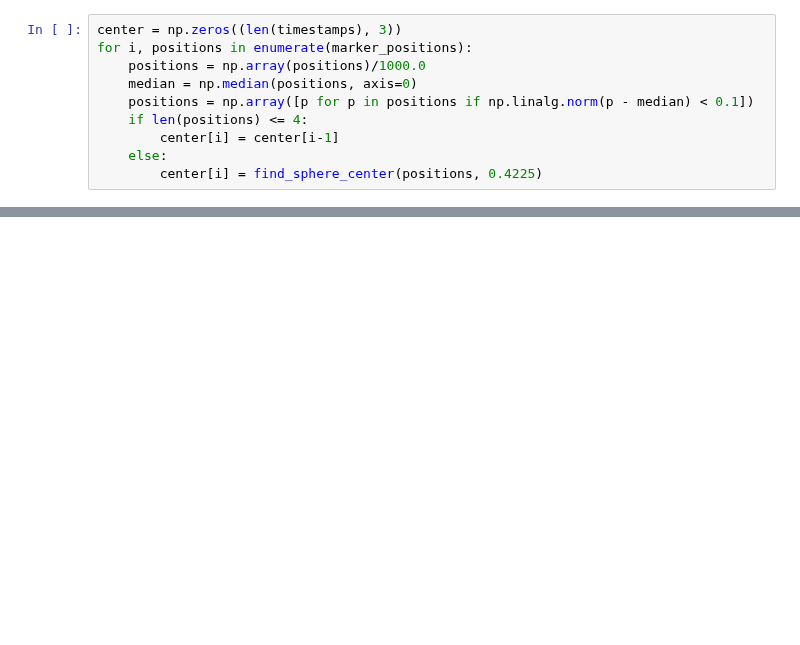
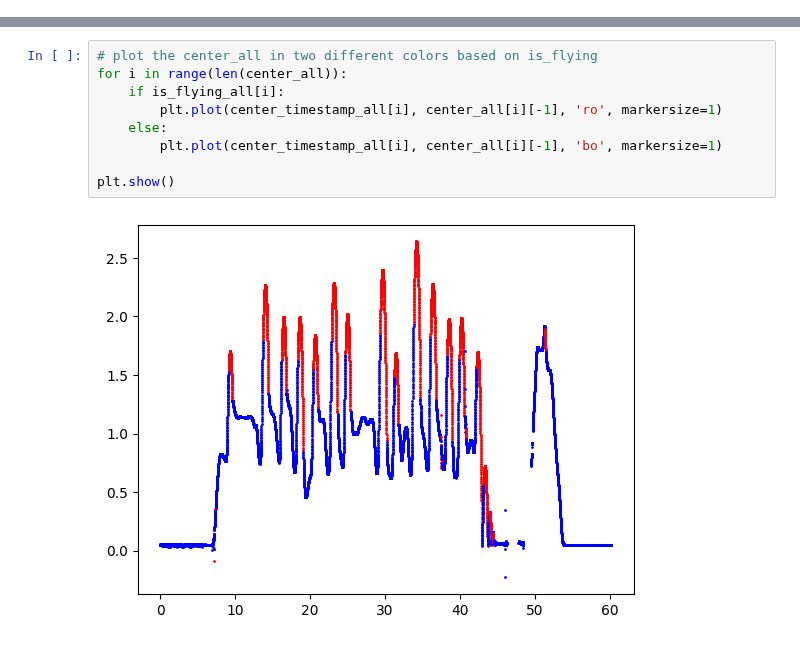
Before and after one commit to shiqingw/HOCBF-FR3-Experiments, a Jupyter notebook: exp3_ball_center.ipynb, the cells around one changed output, grey strips where cells are left out. Drawn from its saved outputs; the diff is of its cells as text; blank space fills up the shorter version.

```diff
--- a/exp3_ball_center.ipynb
+++ b/exp3_ball_center.ipynb
@@ -34,10 +4,0 @@ marker_positions = data['positions']
-# %%
-center = np.zeros((len(timestamps), 3))
-for i, positions in enumerate(marker_positions):
-    positions = np.array(positions)/1000.0
-    median = np.median(positions, axis=0)
-    positions = np.array([p for p in positions if np.linalg.norm(p - median) < 0.1])
-    if len(positions) <= 4:
-        center[i] = center[i-1]
-    else:
-        center[i] = find_sphere_center(positions, 0.4225)
@@ -43,0 +63,11 @@ for i, positions in enumerate(marker_positions):
+# %%
+# plot the center_all in two different colors based on is_flying
+for i in range(len(center_all)):
+    if is_flying_all[i]:
+        plt.plot(center_timestamp_all[i], center_all[i][-1], 'ro', markersize=1)
+    else:
+        plt.plot(center_timestamp_all[i], center_all[i][-1], 'bo', markersize=1)
+
+plt.show()
+# %% [output]
+[figure, added]
```
Also changed, not shown: parts of 11 cells of this notebook, 4 other files.
